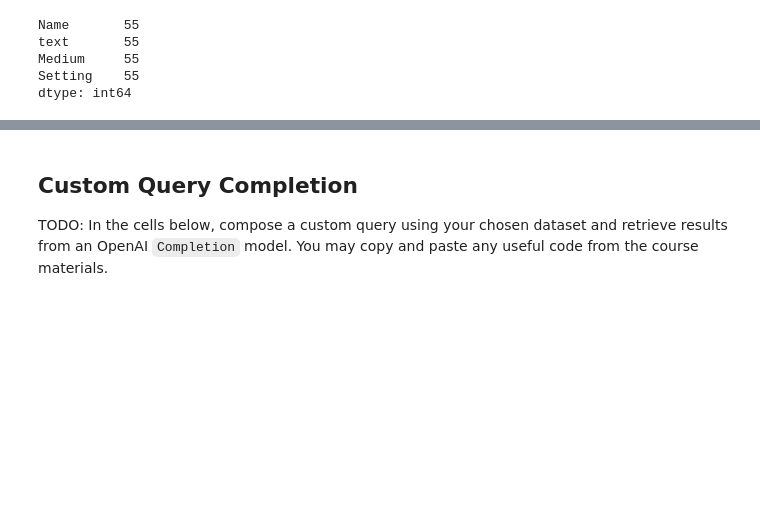
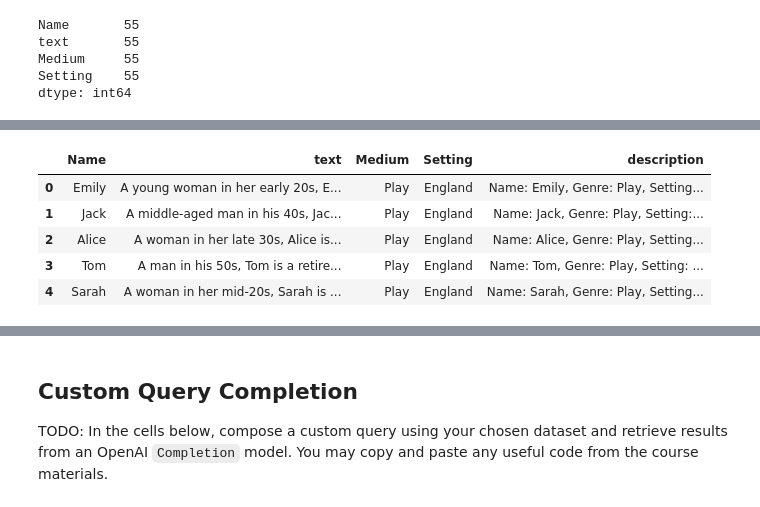
Before and after one commit to Vochannguyen/CustomChatbot, a Jupyter notebook: custom-chatbot.ipynb, the cells around one changed output, grey strips where cells are left out. Saved outputs shown, nothing was run; the diff lists cells and outputs as text; code cells hidden in the pictures; blank space fills up the shorter version.

```diff
--- a/custom-chatbot.ipynb
+++ b/custom-chatbot.ipynb
@@ -55,0 +115,15 @@ dtype: int64
+# %%
+descriptions = []
+# %%
+for i, row in df.iterrows():
+    name = row["Name"]
+
+    text = row["text"]
+    medium = row["Medium"]
+    setting = row["Setting"]
+
+    description = f"Name: {name}, Genre: {medium}, Setting: {setting}, Description: {text}"
+
+    print(description)
+
+    descriptions.append(description)
@@ -55,0 +148,10 @@ dtype: int64
+# %%
+df["description"] = descriptions
+df.head()
+# %% [output]
+|  | Name | text | Medium | Setting | description |
+| 0 | Emily | A young woman in her early 20s, E... | Play | England | Name: Emily, Genre: Play, Setting... |
+| 1 | Jack | A middle-aged man in his 40s, Jac... | Play | England | Name: Jack, Genre: Play, Setting:... |
+| 2 | Alice | A woman in her late 30s, Alice is... | Play | England | Name: Alice, Genre: Play, Setting... |
+| 3 | Tom | A man in his 50s, Tom is a retire... | Play | England | Name: Tom, Genre: Play, Setting: ... |
+| 4 | Sarah | A woman in her mid-20s, Sarah is ... | Play | England | Name: Sarah, Genre: Play, Setting... |
```
Also changed, not shown: parts of 38 cells of this notebook.
